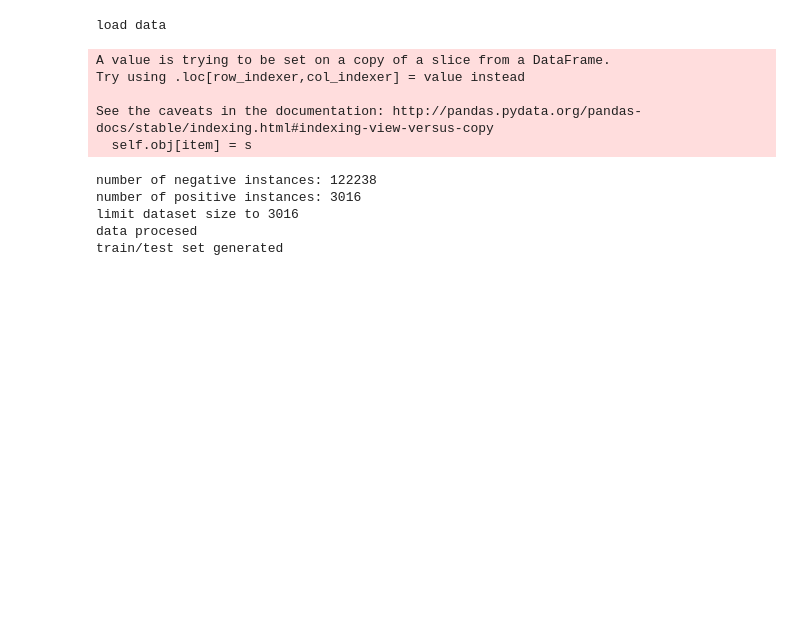
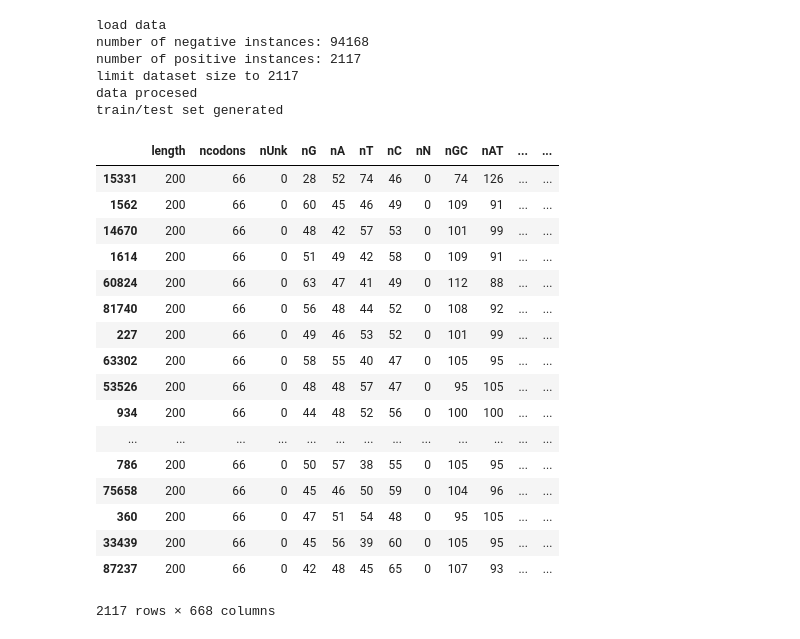
Before and after one commit to philippmuench/plasmidminer, a Jupyter notebook: train.ipynb, the cells around one changed output. Cells and saved outputs as stored; diff of their text form; code cells hidden in the pictures; blank space fills up the shorter version.

```diff
--- a/train.ipynb
+++ b/train.ipynb
@@ -128,17 +128,17 @@ class MajorityVoteClassifier(BaseEstimator,
 def creatematrix(features, kmer):
     stat = pd.read_csv(features, sep=",")
     kmer = pd.read_csv(kmer, sep="\t", header = None)
-    df = pd.concat([stat.reset_index(drop=True), kmer], axis=1) # concat kmerand stat matrix
-    id2 = df.id.str.split("-",expand=True) # split the string to get label
-    df2 = pd.concat([id2, df], axis=1)
-    all = df2.drop(df2.columns[[1,2]], 1)
-    all_complete = all[(all.length == 200)] # keep only complete fragments
-    all_complete.columns.values[0] = "label"
+    kmer = kmer.iloc[:, :-1]
+    id2 = stat.id.str.split("-",expand=True) # split the string to get label
+    id2 = id2.iloc[:, :-1]
+    stat2 = stat.iloc[:, 1:]
+    df = pd.concat([stat2.reset_index(drop=True), kmer], axis=1) # concat kmerand stat matrix
+    df = pd.concat([id2, df], axis=1)
+    df.columns.values[0] = "label"
     # encoding class labels as integers
-    all_complete.loc[all_complete.label == 'positive', 'label'] = 1
-    all_complete.loc[all_complete.label == 'negative', 'label'] = 0
-    all_complete = all_complete.dropna(axis=1) # remove columns with NAN
-    return all_complete
+    df.loc[df.label == 'positive', 'label'] = 1
+    df.loc[df.label == 'negative', 'label'] = 0
+    return df
 
 print("load data")
 dat = creatematrix('dat/train.features.clear2.csv', 'dat/train.features.kmer')
@@ -168,17 +168,12 @@ print("data procesed")
 
 
 # generate cross validation datasets, split x,y arrays into 30percent test data and 70 percent training data
-X_train, X_test, y_train, y_test = train_test_split(X, y, test_size=0.1, random_state=0)
+X_train, X_test, y_train, y_test = train_test_split(X, y, test_size=0.5, random_state=0)
 print("train/test set generated")
 # %% [output]
 load data
+number of negative instances: 94168
+number of positive instances: 2117
+limit dataset size to 2117
+data procesed
+train/test set generated
-A value is trying to be set on a copy of a slice from a DataFrame.
-Try using .loc[row_indexer,col_indexer] = value instead
-
-See the caveats in the documentation: http://pandas.pydata.org/pandas-docs/stable/indexing.html#indexing-view-versus-copy
-  self.obj[item] = s
-number of negative instances: 122238
-number of positive instances: 3016
-limit dataset size to 3016
-data procesed
-train/test set generated
@@ -186,0 +180,21 @@ X_test
+# %%
+X_train
+# %% [output]
+|  | length | ncodons | nUnk | nG | nA | nT | nC | nN | nGC | nAT | ... | ... |
+| 15331 | 200 | 66 | 0 | 28 | 52 | 74 | 46 | 0 | 74 | 126 | ... | ... |
+| 1562 | 200 | 66 | 0 | 60 | 45 | 46 | 49 | 0 | 109 | 91 | ... | ... |
+| 14670 | 200 | 66 | 0 | 48 | 42 | 57 | 53 | 0 | 101 | 99 | ... | ... |
+| 1614 | 200 | 66 | 0 | 51 | 49 | 42 | 58 | 0 | 109 | 91 | ... | ... |
+| 60824 | 200 | 66 | 0 | 63 | 47 | 41 | 49 | 0 | 112 | 88 | ... | ... |
+| 81740 | 200 | 66 | 0 | 56 | 48 | 44 | 52 | 0 | 108 | 92 | ... | ... |
+| 227 | 200 | 66 | 0 | 49 | 46 | 53 | 52 | 0 | 101 | 99 | ... | ... |
+| 63302 | 200 | 66 | 0 | 58 | 55 | 40 | 47 | 0 | 105 | 95 | ... | ... |
+| 53526 | 200 | 66 | 0 | 48 | 48 | 57 | 47 | 0 | 95 | 105 | ... | ... |
+| 934 | 200 | 66 | 0 | 44 | 48 | 52 | 56 | 0 | 100 | 100 | ... | ... |
+| ... | ... | ... | ... | ... | ... | ... | ... | ... | ... | ... | ... | ... |
+| 786 | 200 | 66 | 0 | 50 | 57 | 38 | 55 | 0 | 105 | 95 | ... | ... |
+| 75658 | 200 | 66 | 0 | 45 | 46 | 50 | 59 | 0 | 104 | 96 | ... | ... |
+| 360 | 200 | 66 | 0 | 47 | 51 | 54 | 48 | 0 | 95 | 105 | ... | ... |
+| 33439 | 200 | 66 | 0 | 45 | 56 | 39 | 60 | 0 | 105 | 95 | ... | ... |
+| 87237 | 200 | 66 | 0 | 42 | 48 | 45 | 65 | 0 | 107 | 93 | ... | ... |
+2117 rows × 668 columns
```
Also changed, not shown: parts of 9 cells of this notebook, 1 other file.
